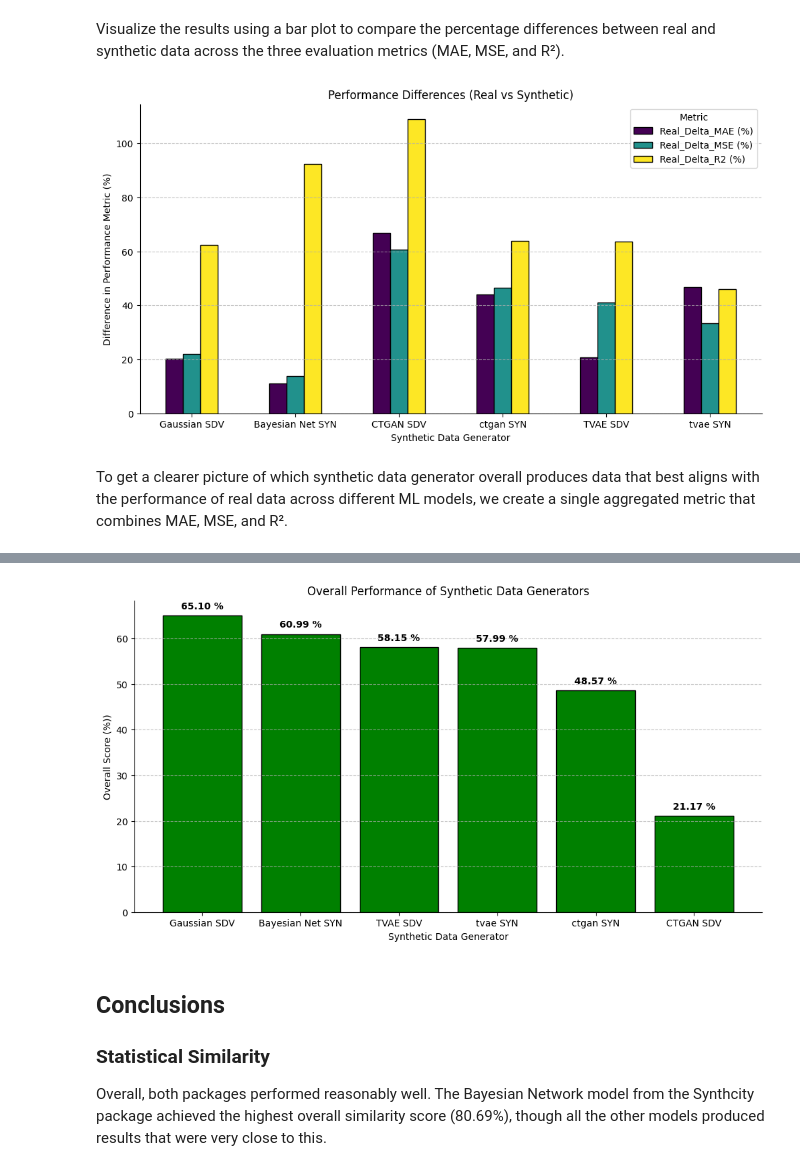
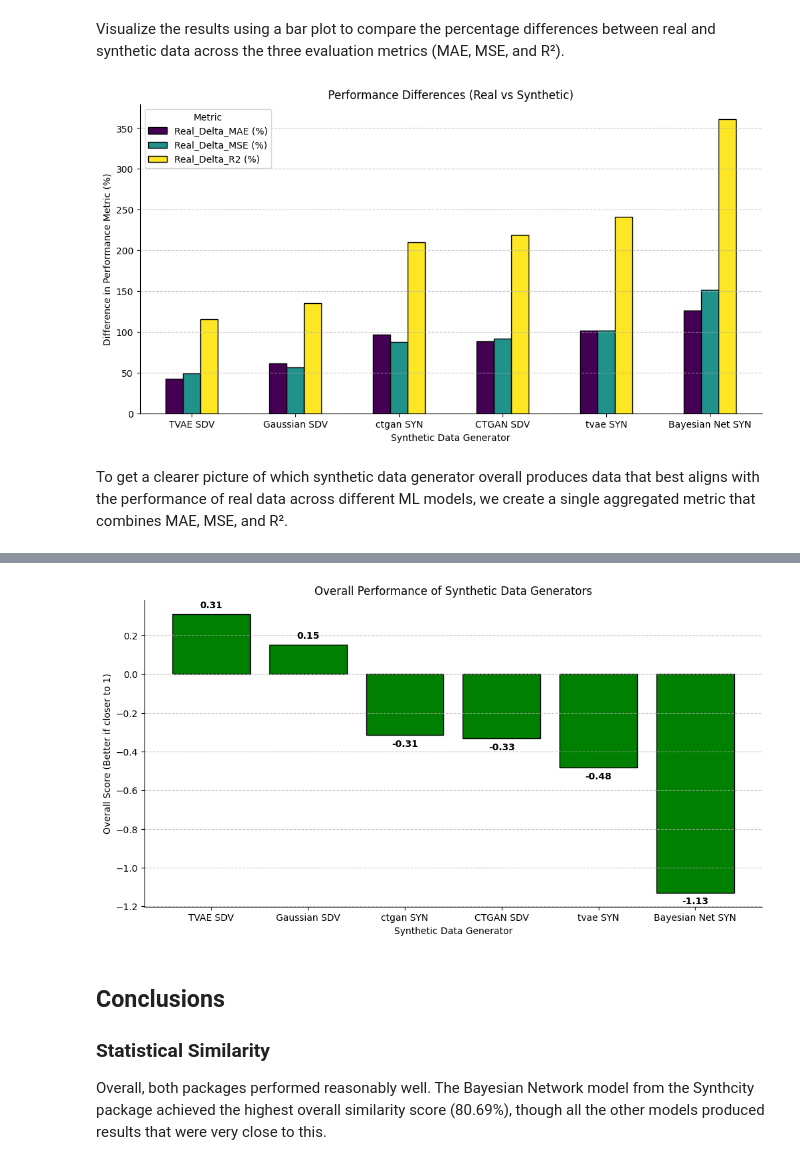
Before and after one commit to cris1618/syntheticData, a Jupyter notebook: generate_synthetic_data.ipynb, the cells around one changed output, grey strips where cells are left out. Cells and saved outputs as stored; diff of their text form; code cells hidden in the pictures.

```diff
--- a/generate_synthetic_data.ipynb
+++ b/generate_synthetic_data.ipynb
@@ -790,24 +856,32 @@ Compute the absolute and relative differences between the performances of ML mod
 # Import dataframes
 real_metrics_df = pd.read_csv("Metrics_performances/real_metrics.csv")
 overall_syn_metrics_df = pd.read_csv("Metrics_performances/overall_syn_metrics.csv")
+TEST = pd.read_csv("Metrics_performances/TEST_EQUAL_TO_REAL.csv")
 
 # Compute the differences
 diff_metrics = overall_syn_metrics_df.copy()
+diff_metrics_TEST = TEST.copy()
+print(overall_syn_metrics_df.index)
 
 # Absolute difference
 for metric in ["MAE", "MSE", "R2"]:
     diff_metrics[f"Delta_{metric}"] = abs(real_metrics_df.mean()[metric] - overall_syn_metrics_df[f"{metric}_avg"])
+
+# TEST
+for metric in ["MAE", "MSE", "R2"]:
+    diff_metrics_TEST[f"Delta_TEST_{metric}"] = abs(real_metrics_df.mean()[metric] - TEST[f"{metric}_avg"])
 
 # Percentages, relative difference
 for metric in ["MAE", "MSE"]:
     diff_metrics[f"Real_Delta_{metric} (%)"] = (diff_metrics[f"Delta_{metric}"] / (real_metrics_df.mean()[metric])) * 100
 
 # For R2 the difference is simplier since it's already a percentage
-diff_metrics["Real_Delta_R2 (%)"] = (diff_metrics["Delta_R2"] / (abs(real_metrics_df.mean()["R2"]))) * 100
+diff_metrics["Real_Delta_R2 (%)"] = (diff_metrics["Delta_R2"] / (real_metrics_df.mean()["R2"])) * 100 # CHECK HERE
 
 model_names = ["Gaussian SDV", "Bayesian Net SYN", "CTGAN SDV", "ctgan SYN", "TVAE SDV", "tvae SYN"]
 diff_metrics.index = model_names
 print(diff_metrics.index)
 
-print(diff_metrics)
+#print(diff_metrics)
+print(diff_metrics_TEST)
 # %% [output]
@@ -847,19 +913,31 @@ ax.grid(axis="y", linestyle="--", alpha=0.7)
 ax.legend(title="Metric")
 plt.show()
 # %% [output]
-[figure, old version]
+[figure, new version]
 # %% [markdown]
 To get a clearer picture of which synthetic data generator overall produces data that best aligns with the performance of real data across different ML models, we create a single aggregated metric that combines MAE, MSE, and R².
 # %%
-# Normalize ecah metric so that every metric is in between 0 and 1 (min-max scaling)
-diff_metrics_norm = (diff_metrics - diff_metrics.min()) / (diff_metrics.max() - diff_metrics.min())
-print(diff_metrics_norm)
+# Calculate the scores
+diff_metrics["MAE_Score"] = 1 - (diff_metrics["Delta_MAE"] / real_metrics_df.mean()["MAE"])
+diff_metrics["MSE_Score"] = 1 - (diff_metrics["Delta_MSE"] / real_metrics_df.mean()["MSE"])
+diff_metrics["R2_Score"] = 1 - (diff_metrics["Delta_R2"] / real_metrics_df.mean()["R2"])
 
-# The higher the better
-diff_metrics["Overall_Score"] =  100 - diff_metrics[["Real_Delta_MAE (%)", "Real_Delta_MSE (%)", "Real_Delta_R2 (%)"]].mean(axis=1)
+# TEST
+diff_metrics_TEST["MAE_Score"] = 1 - (diff_metrics_TEST["Delta_TEST_MAE"] / real_metrics_df.mean()["MAE"])
+diff_metrics_TEST["MSE_Score"] = 1 - (diff_metrics_TEST["Delta_TEST_MSE"] / real_metrics_df.mean()["MSE"])
+diff_metrics_TEST["R2_Score"] = 1 - (diff_metrics_TEST["Delta_TEST_R2"] / real_metrics_df.mean()["R2"])
+print(diff_metrics_TEST)
 
-# Rank the models
+# Creating a overall score (since now MAE_Score, MSE_Score and R2_Score are in the same range (-inf, 1])
+diff_metrics["Overall_Score"] = (diff_metrics[["MAE_Score", "MSE_Score", "R2_Score"]].mean(axis=1))
 diff_metrics = diff_metrics.sort_values(by="Overall_Score", ascending=False)
+print(diff_metrics[["MAE_Score", "MSE_Score", "R2_Score"]])
+print(diff_metrics["Overall_Score"])
+
+# TEST
+diff_metrics_TEST["Overall_Score"] = (diff_metrics_TEST[["MAE_Score", "MSE_Score", "R2_Score"]].mean(axis=1))
+diff_metrics_TEST = diff_metrics_TEST.sort_values(by="Overall_Score")
+print(diff_metrics_TEST["Overall_Score"])
 
 # Visualize the rank
 fig, ax = plt.subplots(1,1,figsize=(12,6))
@@ -867,13 +945,21 @@ bars = ax.bar(diff_metrics.index, diff_metrics["Overall_Score"], color="green",
 
 for bar in bars:
     height = bar.get_height()
-    ax.text(bar.get_x() + bar.get_width()/2.,
-            height + 1,
-            f"{height:.2f} %",
-            ha="center", va="bottom", fontsize=10, fontweight="bold")
+    if height >= 0:
+        ax.text(bar.get_x() + bar.get_width() / 2.,
+                height + 0.02,
+                f"{height:.2f}",
+                ha="center", va="bottom",
+                fontsize=10, fontweight="bold")
+    else:
+        ax.text(bar.get_x() + bar.get_width() / 2.,
+                height - 0.02,
+                f"{height:.2f}",
+                ha="center", va="top",
+                fontsize=10, fontweight="bold")
 
 ax.set_title("Overall Performance of Synthetic Data Generators")
-ax.set_ylabel("Overall Score (%))")
+ax.set_ylabel("Overall Score (Better if closer to 1)")
 ax.set_xlabel("Synthetic Data Generator")
 ax.set_xticklabels(diff_metrics.index, rotation=0)
 ax.spines["top"].set_visible(False)
@@ -901,4 +987,4 @@ tvae SYN                   0.000000
-[figure, old version]
+[figure, new version]
 # %% [markdown]
 ## Conclusions
 ### Statistical Similarity
```
Also changed, not shown: parts of 16 cells of this notebook.
